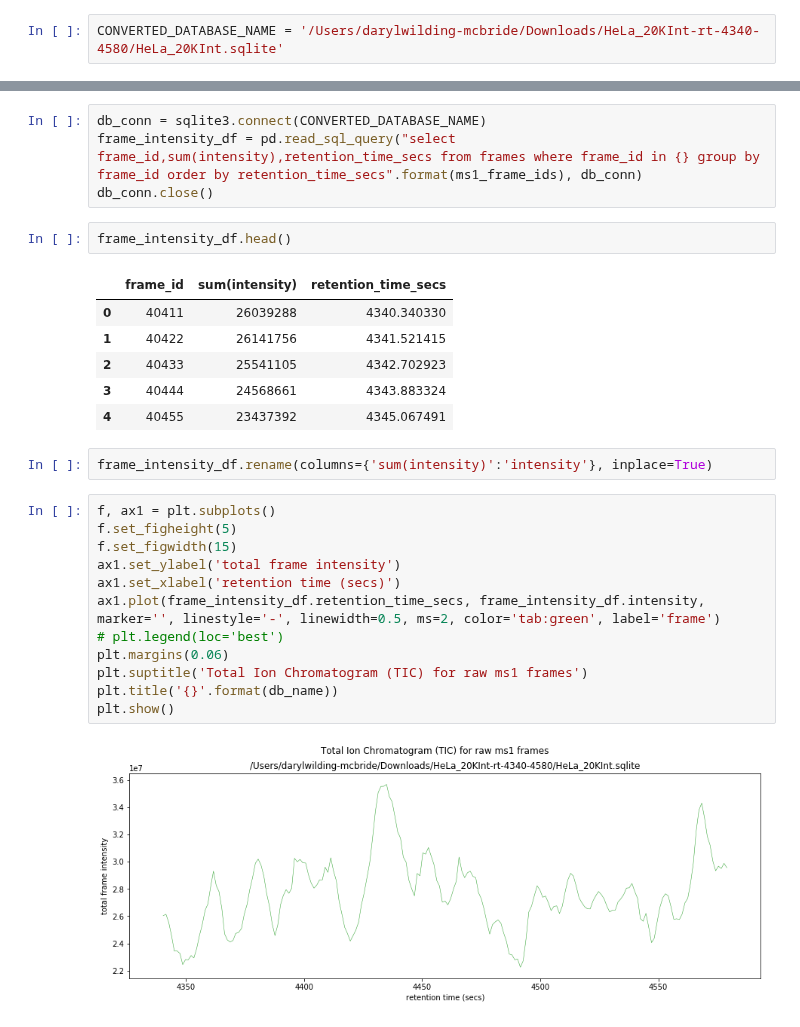
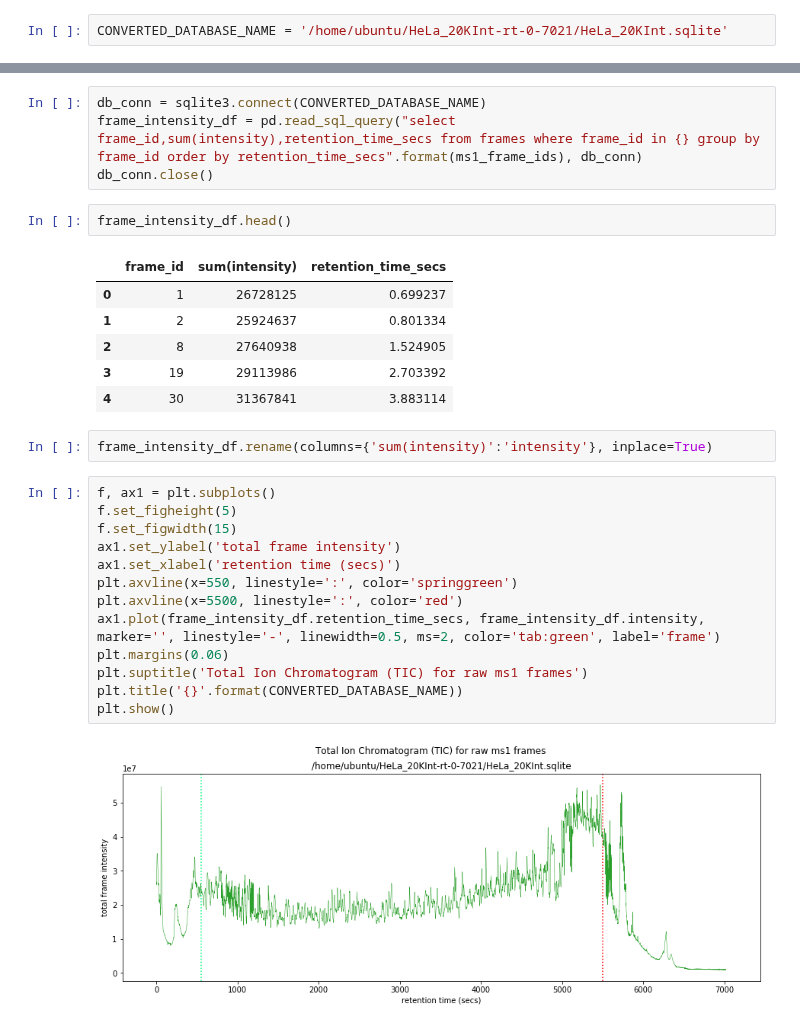
Before and after one commit to WEHI-Proteomics/tfde, a Jupyter notebook: notebooks/visualise the elution profile (TIC) of a converted run.ipynb, the cells around one changed output, grey strips where cells are left out. Cells and saved outputs as stored; diff of their text form.

```diff
--- a/notebooks/visualise the elution profile (TIC) of a converted run.ipynb
+++ b/notebooks/visualise the elution profile (TIC) of a converted run.ipynb
@@ -5,7 +5,7 @@ import numpy as np
 import matplotlib.pyplot as plt
 import json
 # %%
-CONVERTED_DATABASE_NAME = '/Users/darylwilding-mcbride/Downloads/HeLa_20KInt-rt-4340-4580/HeLa_20KInt.sqlite'
+CONVERTED_DATABASE_NAME = '/home/ubuntu/HeLa_20KInt-rt-0-7021/HeLa_20KInt.sqlite'
 # %%
 MS1_CE = 10
 # %%
@@ -23,24 +23,25 @@ db_conn.close()
 frame_intensity_df.head()
 # %% [output]
 |  | frame_id | sum(intensity) | retention_time_secs |
-| 0 | 40411 | 26039288 | 4340.340330 |
-| 1 | 40422 | 26141756 | 4341.521415 |
-| 2 | 40433 | 25541105 | 4342.702923 |
-| 3 | 40444 | 24568661 | 4343.883324 |
-| 4 | 40455 | 23437392 | 4345.067491 |
+| 0 | 1 | 26728125 | 0.699237 |
+| 1 | 2 | 25924637 | 0.801334 |
+| 2 | 8 | 27640938 | 1.524905 |
+| 3 | 19 | 29113986 | 2.703392 |
+| 4 | 30 | 31367841 | 3.883114 |
 # %%
 frame_intensity_df.rename(columns={'sum(intensity)':'intensity'}, inplace=True)
 # %%
 f, ax1 = plt.subplots()
 f.set_figheight(5)
 f.set_figwidth(15)
 ax1.set_ylabel('total frame intensity')
 ax1.set_xlabel('retention time (secs)')
+plt.axvline(x=550, linestyle=':', color='springgreen')
+plt.axvline(x=5500, linestyle=':', color='red')
 ax1.plot(frame_intensity_df.retention_time_secs, frame_intensity_df.intensity, marker='', linestyle='-', linewidth=0.5, ms=2, color='tab:green', label='frame')
-# plt.legend(loc='best')
 plt.margins(0.06)
 plt.suptitle('Total Ion Chromatogram (TIC) for raw ms1 frames')
-plt.title('{}'.format(db_name))
+plt.title('{}'.format(CONVERTED_DATABASE_NAME))
 plt.show()
 # %% [output]
-[figure, old version]
+[figure, new version]
```
